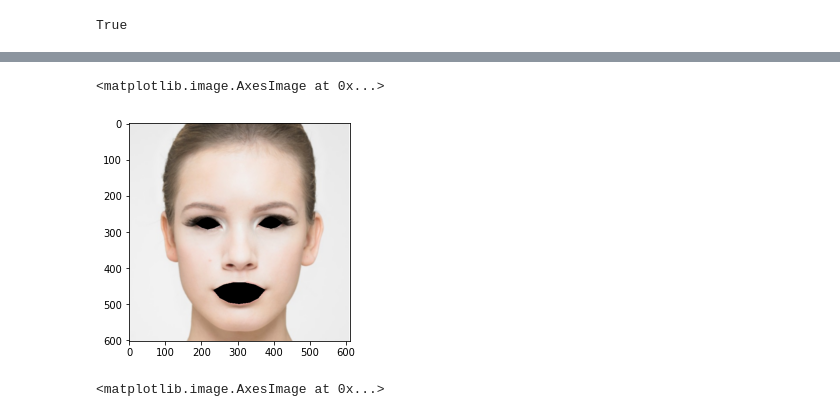
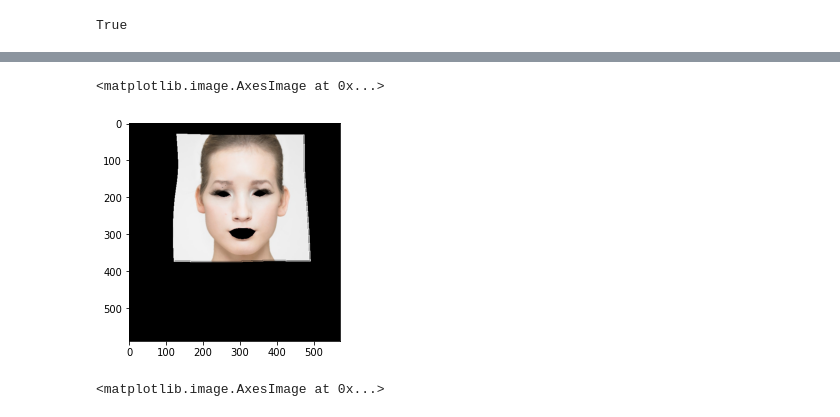
Before and after one commit to shaunak-badani/Digital-Makeup-Face-Generation, a Jupyter notebook: src/Digital Makeup Face Generation.ipynb, the cells around one changed output, grey strips where cells are left out. Drawn from its saved outputs; the diff is of its cells as text; code cells hidden in the pictures.

```diff
--- a/src/Digital Makeup Face Generation.ipynb
+++ b/src/Digital Makeup Face Generation.ipynb
@@ -366,10 +372,10 @@ def eye_lip_extraction(img,points):
   output = cv2.merge((output_r,output_g,output_b))
   return output
 # %%
-ref_w_lip = eye_lip_extraction(ref,points1)
+ref_w_lip = cv2.cvtColor(eye_lip_extraction(a_disp,points2),cv2.COLOR_RGB2BGR)
 
 plt.imshow(ref_w_lip)
 # %% [output]
 <matplotlib.image.AxesImage at 0x...>
-[figure, old version]
+[figure, new version]
 # %%
```
Also changed, not shown: parts of 21 cells of this notebook.
